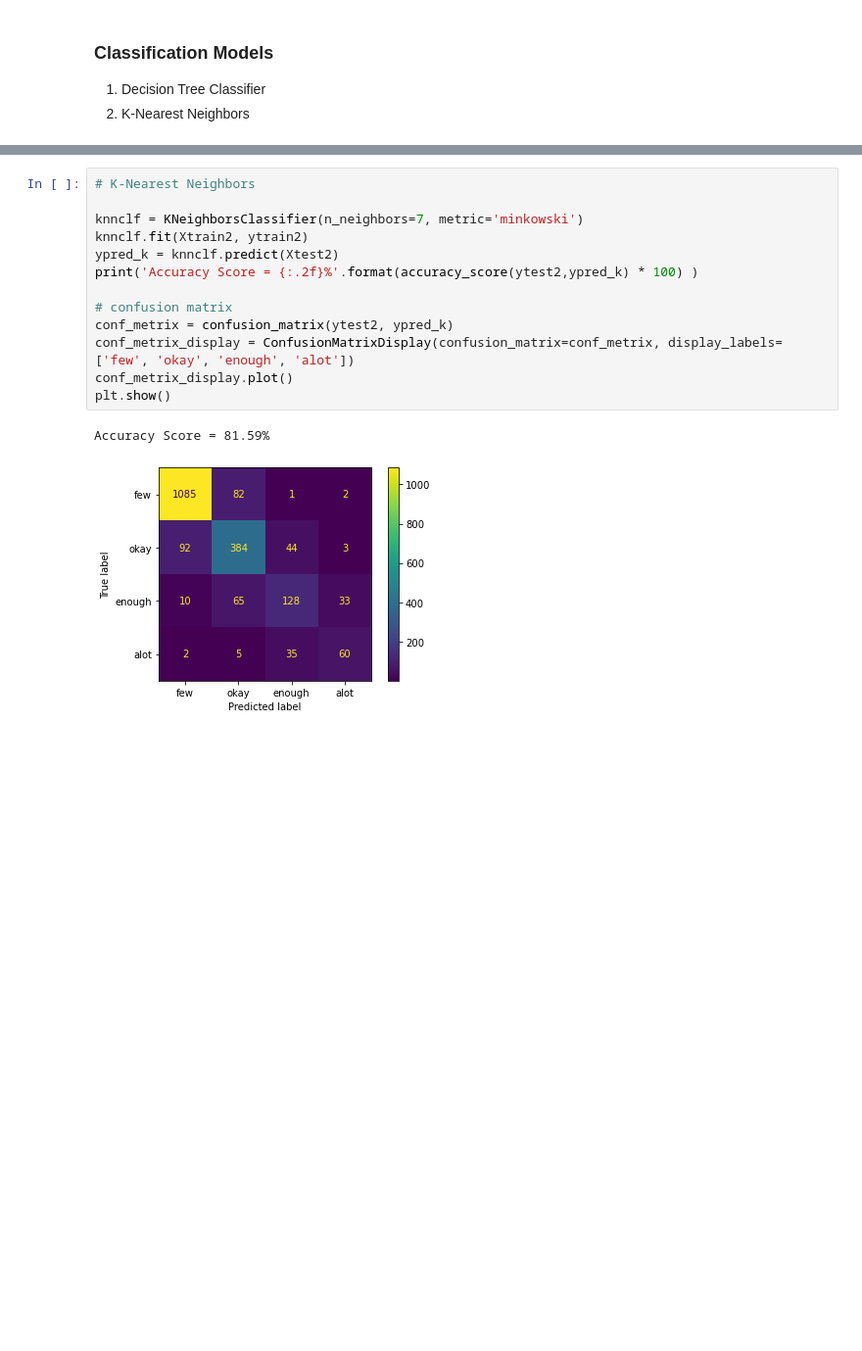
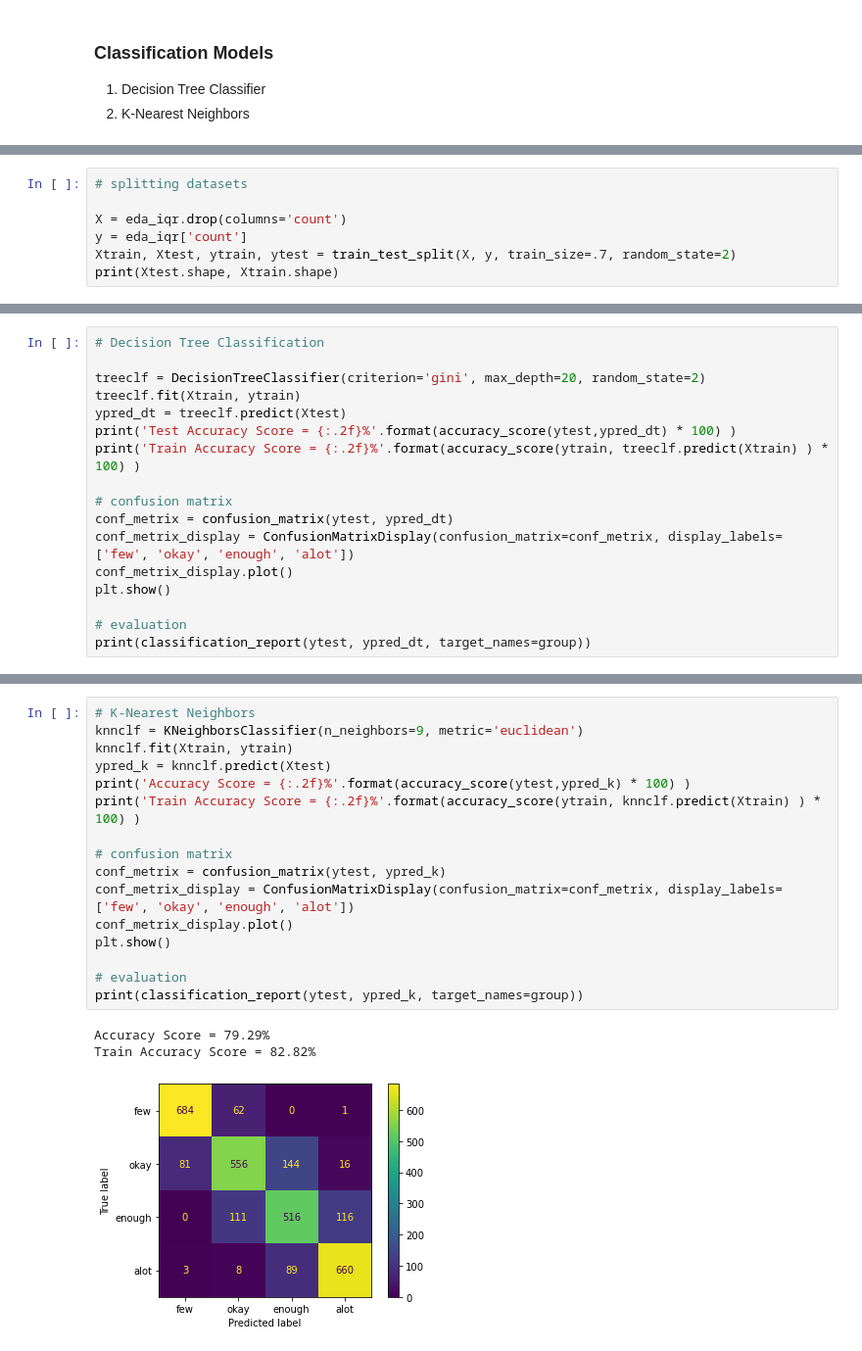
Before and after one commit to annan92419/GaState, a Jupyter notebook: grad_projects/CSC6780 - Data Science/project_main.ipynb, the cells around one changed output, grey strips where cells are left out. Shown at 98% size. Drawn from its saved outputs; the diff is of its cells as text; blank space fills up the shorter version.

```diff
--- a/grad_projects/CSC6780 - Data Science/project_main.ipynb
+++ b/grad_projects/CSC6780 - Data Science/project_main.ipynb
@@ -704,0 +782,7 @@ Accuracy Score = 77.65%
+# %%
+# splitting datasets
+
+X = eda_iqr.drop(columns='count')
+y = eda_iqr['count']
+Xtrain, Xtest, ytrain, ytest = train_test_split(X, y, train_size=.7, random_state=2)
+print(Xtest.shape, Xtrain.shape)
@@ -704,0 +791,17 @@ Accuracy Score = 77.65%
+# %%
+# Decision Tree Classification
+
+treeclf = DecisionTreeClassifier(criterion='gini', max_depth=20, random_state=2)
+treeclf.fit(Xtrain, ytrain)
+ypred_dt = treeclf.predict(Xtest)
+print('Test Accuracy Score = {:.2f}%'.format(accuracy_score(ytest,ypred_dt) * 100) )
+print('Train Accuracy Score = {:.2f}%'.format(accuracy_score(ytrain, treeclf.predict(Xtrain) ) * 100) )
+
+# confusion matrix
+conf_metrix = confusion_matrix(ytest, ypred_dt)
+conf_metrix_display = ConfusionMatrixDisplay(confusion_matrix=conf_metrix, display_labels=['few', 'okay', 'enough', 'alot'])
+conf_metrix_display.plot()
+plt.show()
+
+# evaluation
+print(classification_report(ytest, ypred_dt, target_names=group))
@@ -705,16 +822,20 @@ Accuracy Score = 77.65%
 # %%
 # K-Nearest Neighbors
-
-knnclf = KNeighborsClassifier(n_neighbors=7, metric='minkowski')
-knnclf.fit(Xtrain2, ytrain2)
-ypred_k = knnclf.predict(Xtest2)
-print('Accuracy Score = {:.2f}%'.format(accuracy_score(ytest2,ypred_k) * 100) )
+knnclf = KNeighborsClassifier(n_neighbors=9, metric='euclidean')
+knnclf.fit(Xtrain, ytrain)
+ypred_k = knnclf.predict(Xtest)
+print('Accuracy Score = {:.2f}%'.format(accuracy_score(ytest,ypred_k) * 100) )
+print('Train Accuracy Score = {:.2f}%'.format(accuracy_score(ytrain, knnclf.predict(Xtrain) ) * 100) )
 
 # confusion matrix
-conf_metrix = confusion_matrix(ytest2, ypred_k)
+conf_metrix = confusion_matrix(ytest, ypred_k)
 conf_metrix_display = ConfusionMatrixDisplay(confusion_matrix=conf_metrix, display_labels=['few', 'okay', 'enough', 'alot'])
 conf_metrix_display.plot()
 plt.show()
+
+# evaluation
+print(classification_report(ytest, ypred_k, target_names=group))
 # %% [output]
-Accuracy Score = 81.59%
+Accuracy Score = 79.29%
+Train Accuracy Score = 82.82%
-[figure, old version]
+[figure, new version]
```
Also changed, not shown: parts of 18 cells of this notebook, 2 other files.
